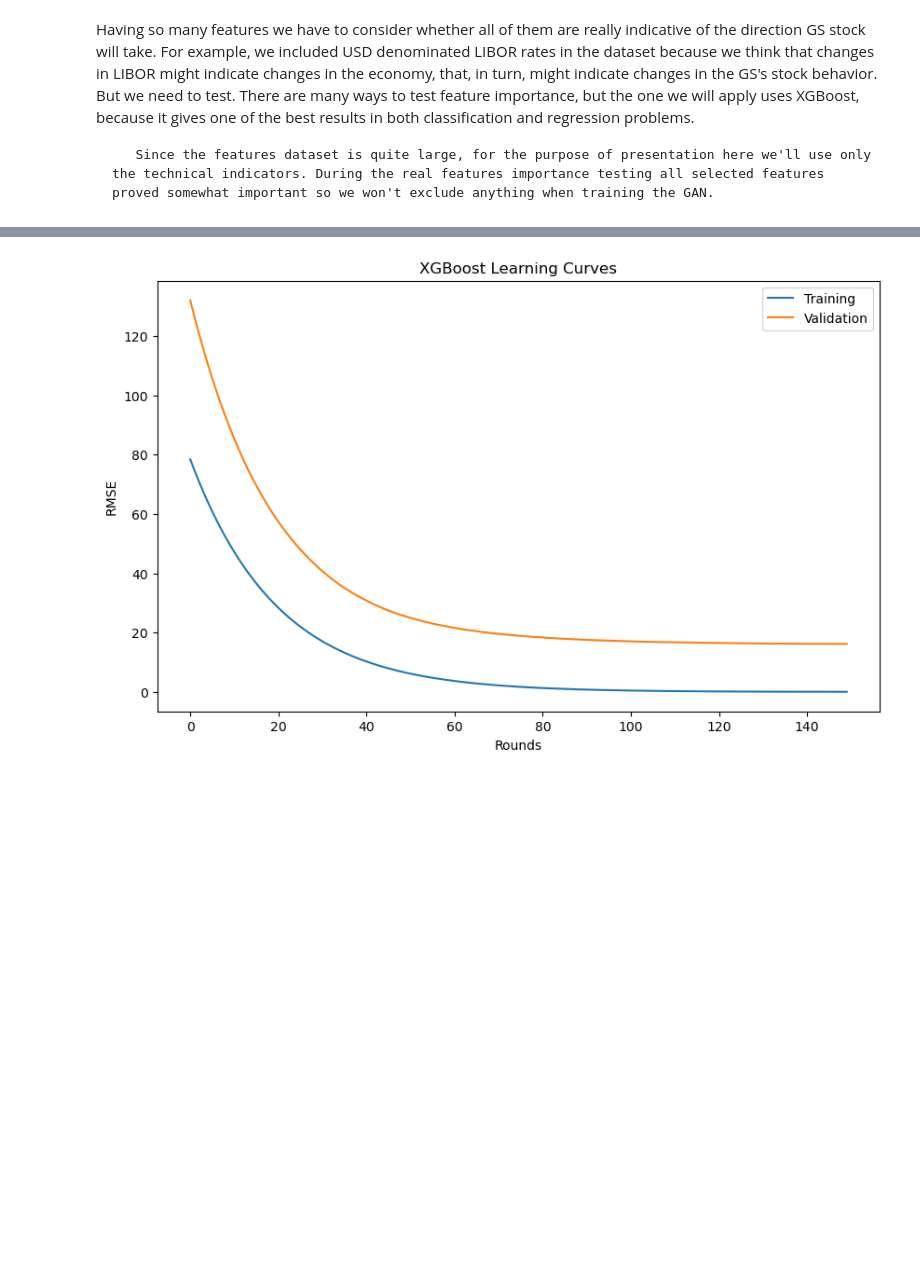
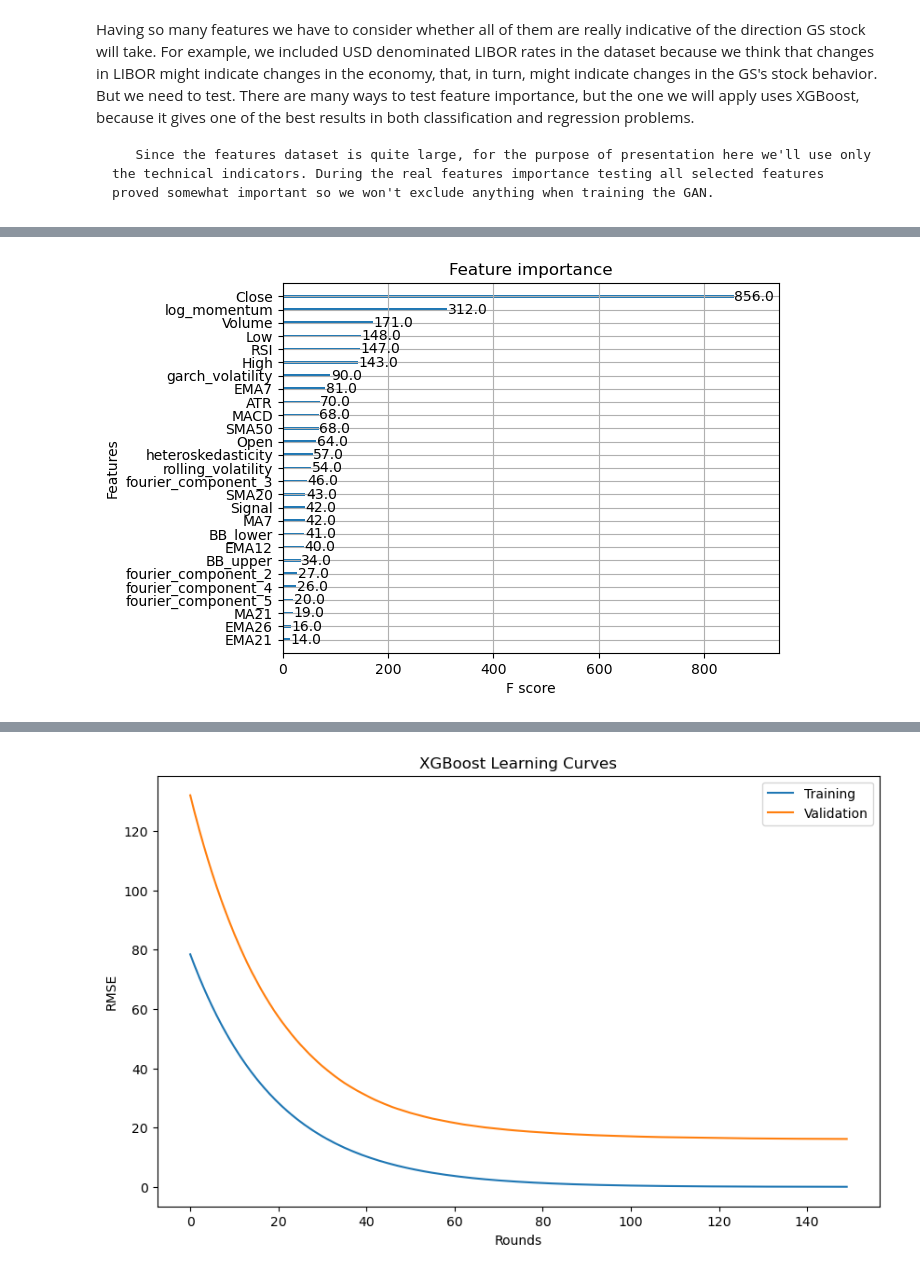
Before and after one commit to kumgaurav/chatgpt, a Jupyter notebook: tensorflow/recomendLearning/pyspark/practice/finance/XGBoost_experimentation.ipynb, the cells around one changed output, grey strips where cells are left out. Saved outputs shown, nothing was run; the diff lists cells and outputs as text; code cells hidden in the pictures; blank space fills up the shorter version.

```diff
--- a/tensorflow/recomendLearning/pyspark/practice/finance/XGBoost_experimentation.ipynb
+++ b/tensorflow/recomendLearning/pyspark/practice/finance/XGBoost_experimentation.ipynb
@@ -341,0 +261,79 @@ TypeError: Cannot setitem on a Categorical with a new category (0), set the cate
+# %%
+# conda install xgboost
+# Assuming df_for_xg_boost is your DataFrame
+
+def get_feature_importance_data(data_income):
+    data = data_income.copy()
+    y = data['Close']
+    X = data.iloc[:, 1:]
+
+    train_samples = int(X.shape[0] * 0.65)
+    X_train = X.iloc[:train_samples]
+    X_test = X.iloc[train_samples:]
+    y_train = y.iloc[:train_samples]
+    y_test = y.iloc[train_samples:]
+
+    return (X_train, y_train), (X_test, y_test)
+
+df_for_xg_boost = df_with_stats.copy()
+# Get training and test data
+(X_train_FI, y_train_FI), (X_test_FI, y_test_FI) = get_feature_importance_data(df_for_xg_boost)
+
+X_train_FI['Ticker'] = X_train_FI['Ticker'].astype('category')
+X_test_FI['Ticker'] = X_test_FI['Ticker'].astype('category')
+# Replace inf with NaN
+#X_train_FI = X_train_FI.replace([np.inf, -np.inf], np.nan)
+#X_test_FI = X_test_FI.replace([np.inf, -np.inf], np.nan)
+
+# Then handle NaN values (you can choose an appropriate method)
+X_train_FI['Ticker'] = X_train_FI['Ticker'].cat.add_categories('Unknown')
+X_train_FI['Ticker'] = X_train_FI['Ticker'].fillna('Unknown')
+
+X_test_FI['Ticker'] = X_test_FI['Ticker'].cat.add_categories('Unknown')
+X_test_FI['Ticker'] = X_test_FI['Ticker'].fillna('Unknown')
+most_frequent = X_train_FI['Ticker'].mode()[0]
+X_train_FI['Ticker'] = X_train_FI['Ticker'].fillna(most_frequent)
+X_test_FI['Ticker'] = X_test_FI['Ticker'].fillna(most_frequent)
+
+
+
+# Create DMatrix objects with enable_categorical=True
+
+# Create and train the XGBRegressor
+regressor = xgb.XGBRegressor(
+    gamma=0.0,
+    n_estimators=150,
+    base_score=0.7,
+    colsample_bytree=1,
+    learning_rate=0.05,
+    enable_categorical=True,
+    missing=np.inf  # Add this line
+)
+
+
+
+xgbModel = regressor.fit(
+    X_train_FI, y_train_FI,
+    eval_set=[(X_train_FI, y_train_FI), (X_test_FI, y_test_FI)],
+    verbose=False
+)
+
+eval_result = regressor.evals_result()
+training_rounds = range(len(eval_result['validation_0']['rmse']))
+
+# Plot feature importance
+xgb.plot_importance(xgbModel)
+plt.show()
+
+# Get feature importance scores
+importance_scores = xgbModel.feature_importances_
+feature_names = X_train_FI.columns
+
+# Create a dataframe of feature importances
+feature_importance_df = pd.DataFrame({'feature': feature_names, 'importance': importance_scores})
+feature_importance_df = feature_importance_df.sort_values('importance', ascending=False)
+
+# Print top 10 most important features
+print(feature_importance_df.head(10))
+# %% [output]
+[figure, added]
```
Also changed, not shown: parts of 2 cells of this notebook.
